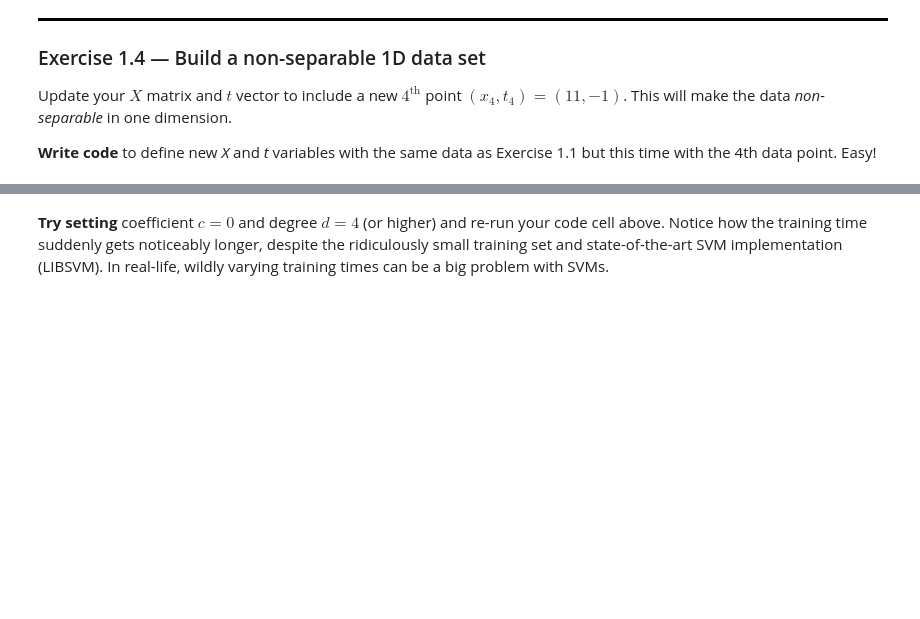
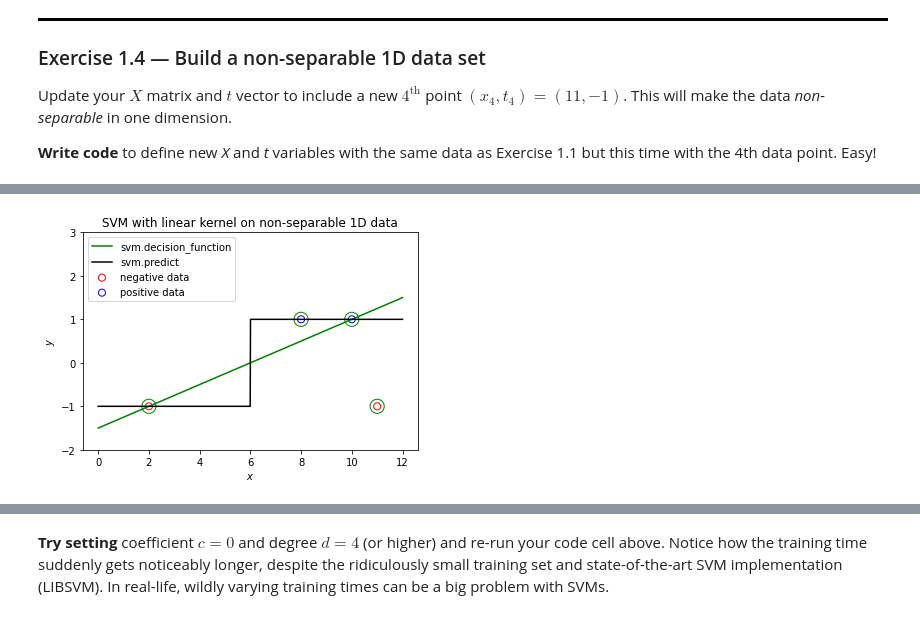
Before and after one commit to alimus22/SOEN, a Jupyter notebook: COMP432/lab4/lab4-exercises.ipynb, the cells around one changed output, grey strips where cells are left out. Cells and saved outputs as stored; diff of their text form; code cells hidden in the pictures; blank space fills up the shorter version.

```diff
--- a/COMP432/lab4/lab4-exercises.ipynb
+++ b/COMP432/lab4/lab4-exercises.ipynb
@@ -184,6 +180,8 @@ Update your $X$ matrix and $t$ vector to include a new $4^\text{th}$ point $(x_4
 **Write code** to define new _X_ and _t_ variables with the same data as Exercise 1.1 but this time with the 4th data point. Easy!
 # %%
 # Your code here. Aim for 2-4 lines.
+X = np.array([2, 8, 10, 11], dtype='float64').reshape((-1,1))
+t = np.array([-1, 1, 1, -1], dtype='int32')
 # %% [markdown]
 <div style="border-bottom: 3px solid black;"></div>
 
@@ -194,8 +192,15 @@ Update your $X$ matrix and $t$ vector to include a new $4^\text{th}$ point $(x_4
 ![image](img/svm-prediction-toy-3.png)
 # %%
 # Your training code here. Aim for 1-2 lines.
+svm.fit(X, t)
 
 # Your prediction and plotting code here. Aim for 3-5 lines.
+plot_toy_1d_data(X, t, title='SVM with linear kernel on non-separable 1D data', support=svm.support_);
+plt.plot(data, svm.decision_function(data), color='green', label='svm.decision_function');
+plt.plot(data, svm.predict(data), color='black', label='svm.predict');
+plt.legend();
+# %% [output]
+[figure, added]
 # %% [markdown]
 <div style="border-bottom: 3px solid black;"></div>
 
```
Also changed, not shown: parts of 11 cells of this notebook.
